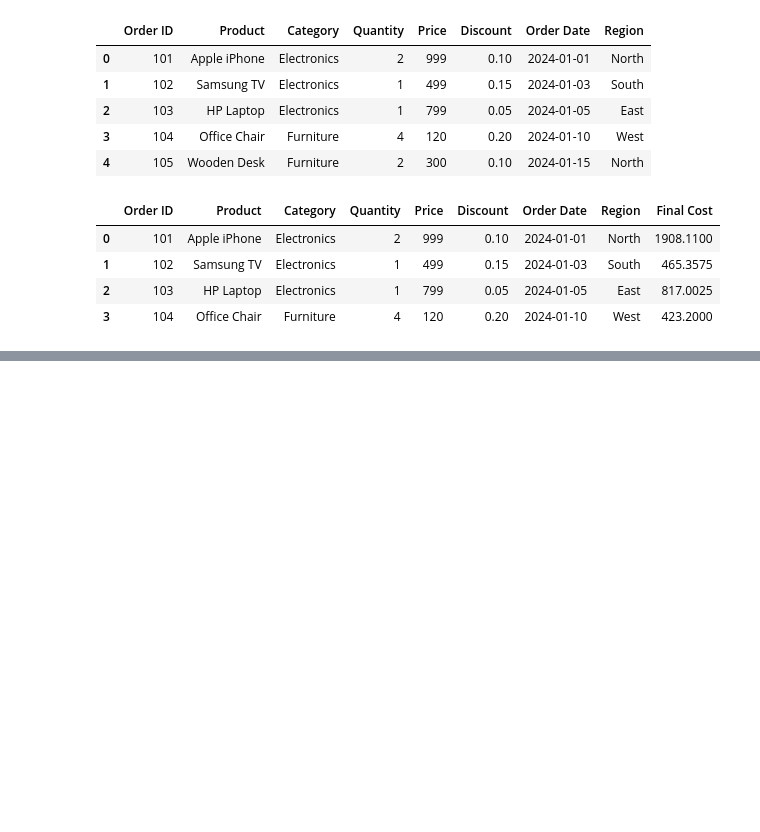
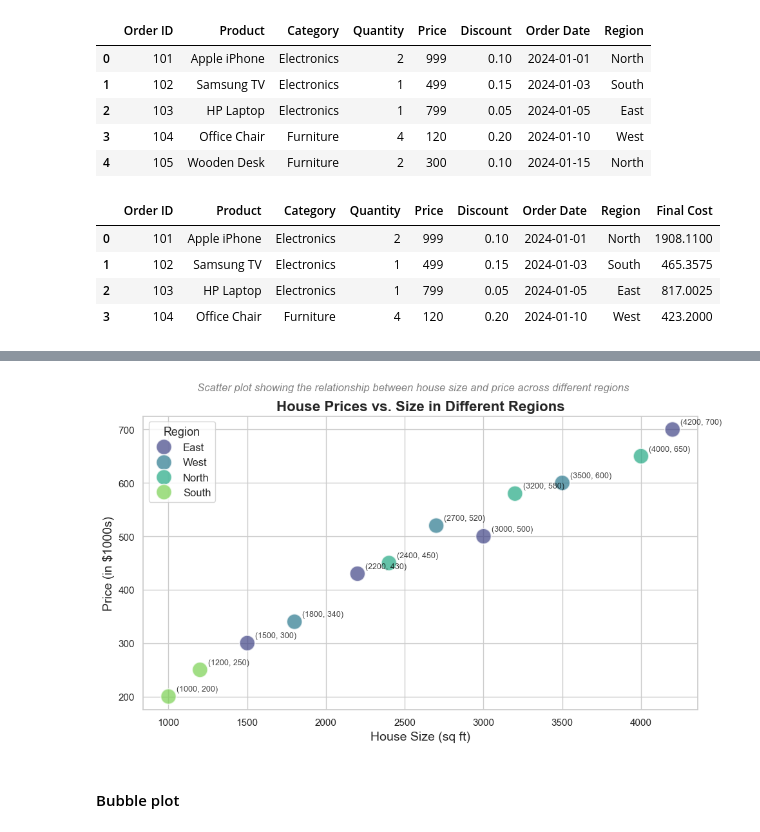
Before and after one commit to Anggi-Permana-Harianja/coding_exercise, a Jupyter notebook: data_manipulation.ipynb, the cells around one changed output, grey strips where cells are left out. Drawn from its saved outputs; the diff is of its cells as text; code cells hidden in the pictures; blank space fills up the shorter version.

```diff
--- a/data_manipulation.ipynb
+++ b/data_manipulation.ipynb
@@ -334,0 +451,59 @@ df.head(-1)
+# %%
+# Sample dataset with house size, price, and region
+data = {
+    "House Size (sq ft)": [1500, 1800, 2400, 3000, 3500, 4000, 1200, 2200, 2700, 3200, 1000, 4200],
+    "Price (in $1000s)": [300, 340, 450, 500, 600, 650, 250, 430, 520, 580, 200, 700],
+    "Region": ["East", "West", "North", "East", "West", "North", "South", "East", "West", "North", "South", "East"]
+}
+
+# Convert to DataFrame
+df = pd.DataFrame(data)
+# %%
+plt.figure(figsize=(10,6))
+sns.set(style="whitegrid")
+
+ax = sns.scatterplot(
+    x="House Size (sq ft)",
+    y="Price (in $1000s)",
+    hue="Region",
+    data=df,
+    palette="viridis",
+    s=300,
+    alpha=0.7
+)
+
+plt.title(
+    "House Prices vs. Size in Different Regions",
+    fontsize=16,
+    weight="bold"
+)
+plt.suptitle(
+    "Scatter plot showing the relationship between house size and price across different regions",
+    y=0.96, fontsize=12, style="italic", color="gray"
+)
+plt.xlabel("House Size (sq ft)", fontsize=14)
+plt.ylabel("Price (in $1000s)", fontsize=14)
+
+plt.legend(
+    title="Region",
+    loc="upper left",
+    fontsize=12,
+    title_fontsize=13
+)
+
+for i in range(df.shape[0]):
+    ax.text(
+        df["House Size (sq ft)"].iloc[i] + 50,
+        df["Price (in $1000s)"].iloc[i] + 10,
+        f"({df['House Size (sq ft)'][i]}, {df['Price (in $1000s)'][i]})",
+        fontsize=9,
+        color="black",
+        alpha=0.75
+    )
+
+plt.tight_layout()
+plt.show()
+# %% [output]
+[figure, added]
+# %% [markdown]
+#### Bubble plot
```
Also changed, not shown: parts of 13 cells of this notebook, 1 other file.
